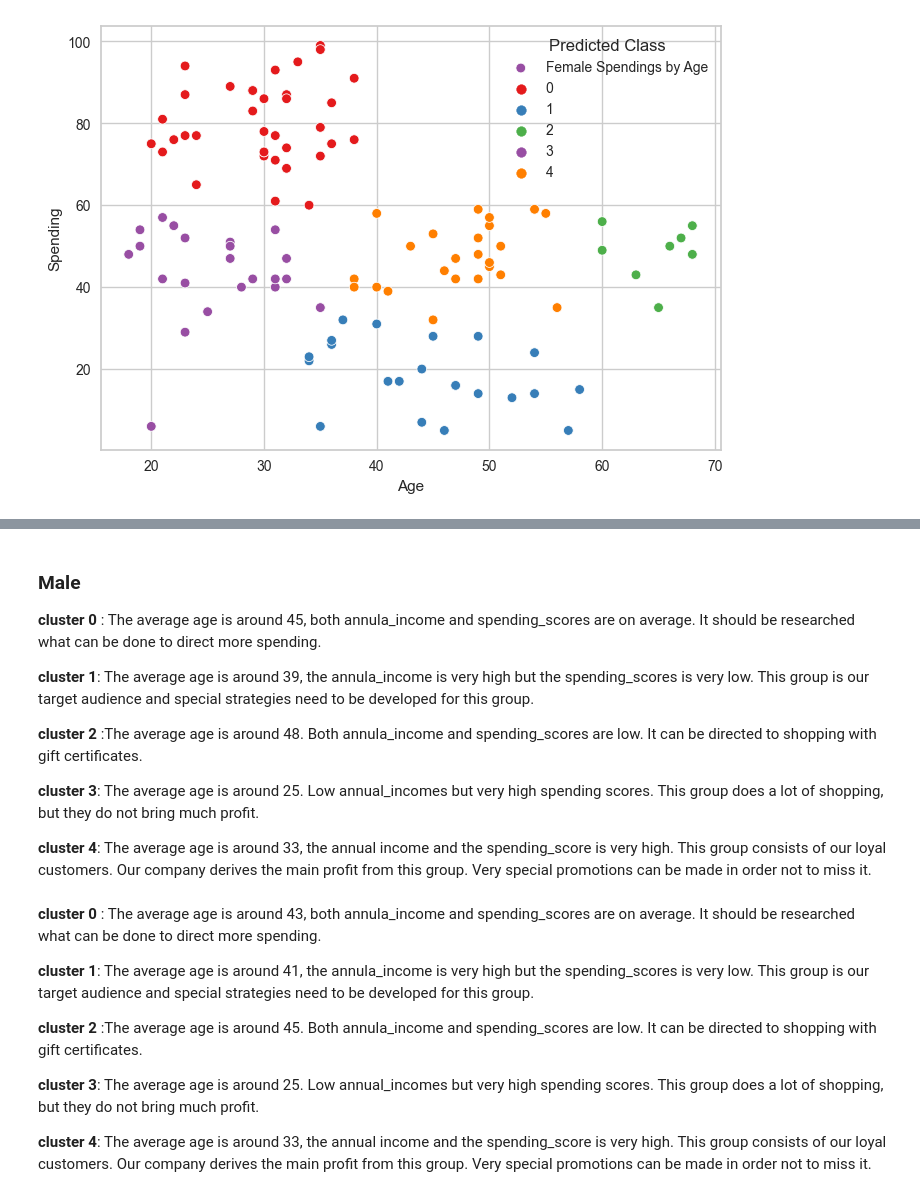
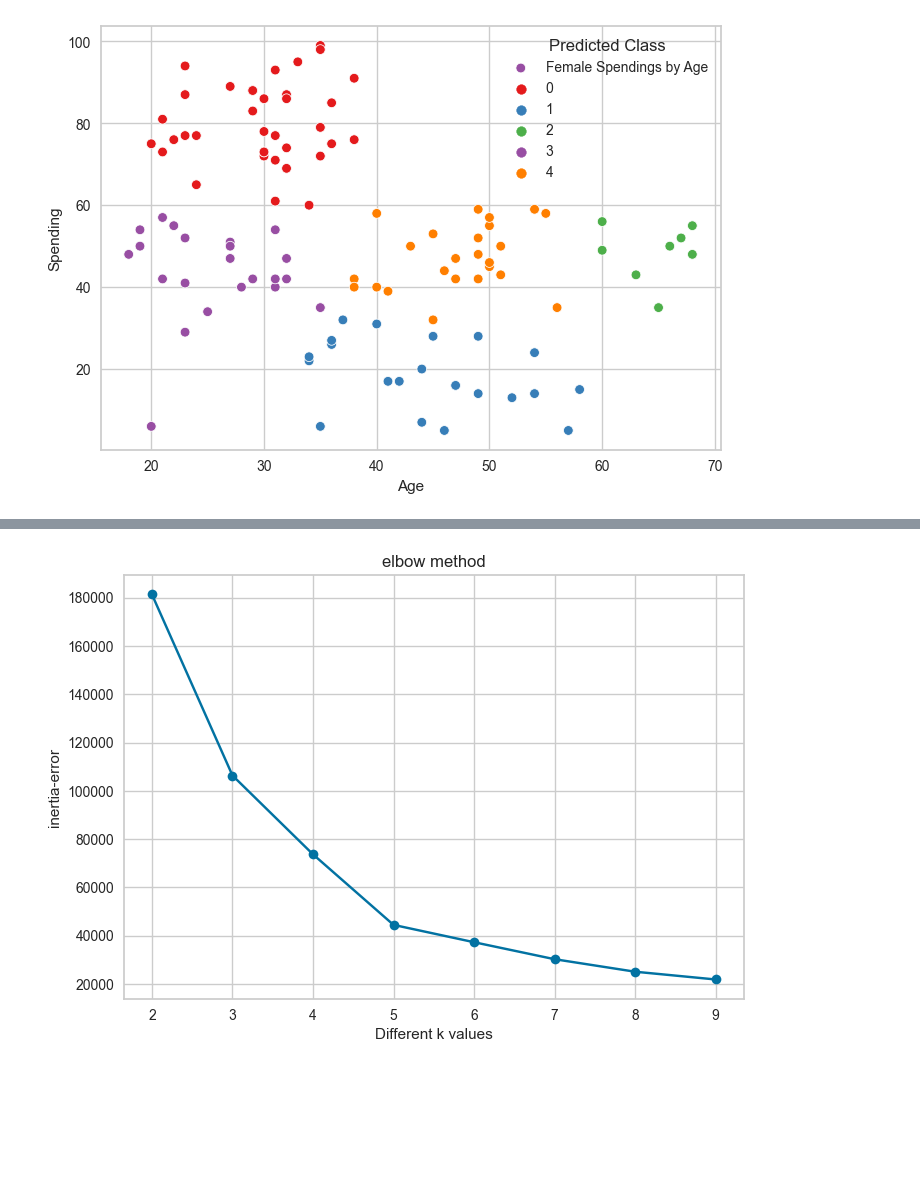
Before and after one commit to EmincanY/Machine-Learning, a Jupyter notebook: Techpro_Education/Unsupervised/Clustering/kMeans Clustering/KmeansClustering-Project.ipynb, the cells around one changed output, grey strips where cells are left out. Cells and saved outputs as stored; diff of their text form; code cells hidden in the pictures; blank space fills up the shorter version.

Commit message:
Unsupervised kMeans Clustering project done.

```diff
--- a/Techpro_Education/Unsupervised/Clustering/kMeans Clustering/KmeansClustering-Project.ipynb
+++ b/Techpro_Education/Unsupervised/Clustering/kMeans Clustering/KmeansClustering-Project.ipynb
@@ -1271,31 +1205,0 @@ Very special promotions can be made in order not to miss it.
-# %% [markdown]
-### Male
-
-**cluster 0** : The average age is around 45, both annula_income and spending_scores are on average.
-It should be researched what can be done to direct more spending.
-
-**cluster 1**: The average age is around 39, the annula_income is very high but the spending_scores is very low.
-This group is our target audience and special strategies need to be developed for this group.
-
-**cluster 2** :The average age is around 48. Both annula_income and spending_scores are low. It can be
-directed to shopping with gift certificates.
-
-**cluster 3**: The average age is around 25. Low annual_incomes but very high spending scores. This
-group does a lot of shopping, but they do not bring much profit.
-
-**cluster 4**: The average age is around 33, the annual income and the spending_score
-is very high. This group consists of our loyal customers. Our company derives the main profit from this group.
-Very special promotions can be made in order not to miss it.
-# %% [markdown]
-**cluster 0** : The average age is around 43, both annula_income and spending_scores are on average.
-It should be researched what can be done to direct more spending.
-
-**cluster 1**: The average age is around 41, the annula_income is very high but the spending_scores is very low. This group is our target audience and special strategies need to be developed for this group.
-
-**cluster 2** :The average age is around 45. Both annula_income and spending_scores are low. It can be
-directed to shopping with gift certificates.
-
-**cluster 3**: The average age is around 25. Low annual_incomes but very high spending scores. This
-group does a lot of shopping, but they do not bring much profit.
-
-**cluster 4**: The average age is around 33, the annual income and the spending_score is very high. This group consists of our loyal customers. Our company derives the main profit from this group. Very special promotions can be made in order not to miss it.
@@ -1301,0 +1208,19 @@ group does a lot of shopping, but they do not bring much profit.
+# %%
+ssd = []
+
+K = range(2,10)
+
+for k in K:
+    kM = KMeans(n_clusters = k, random_state = 53)
+    kM.fit(df_gender_income_spend)
+    ssd.append(kM.inertia_)
+# %%
+plt.plot(K, ssd, "bo-")
+
+plt.xlabel("Different k values")
+plt.ylabel("inertia-error")
+plt.title("elbow method")
+
+plt.show() # 5 clusters looking good.
+# %% [output]
+[figure, added]
```
Also changed, not shown: parts of 42 cells of this notebook.
